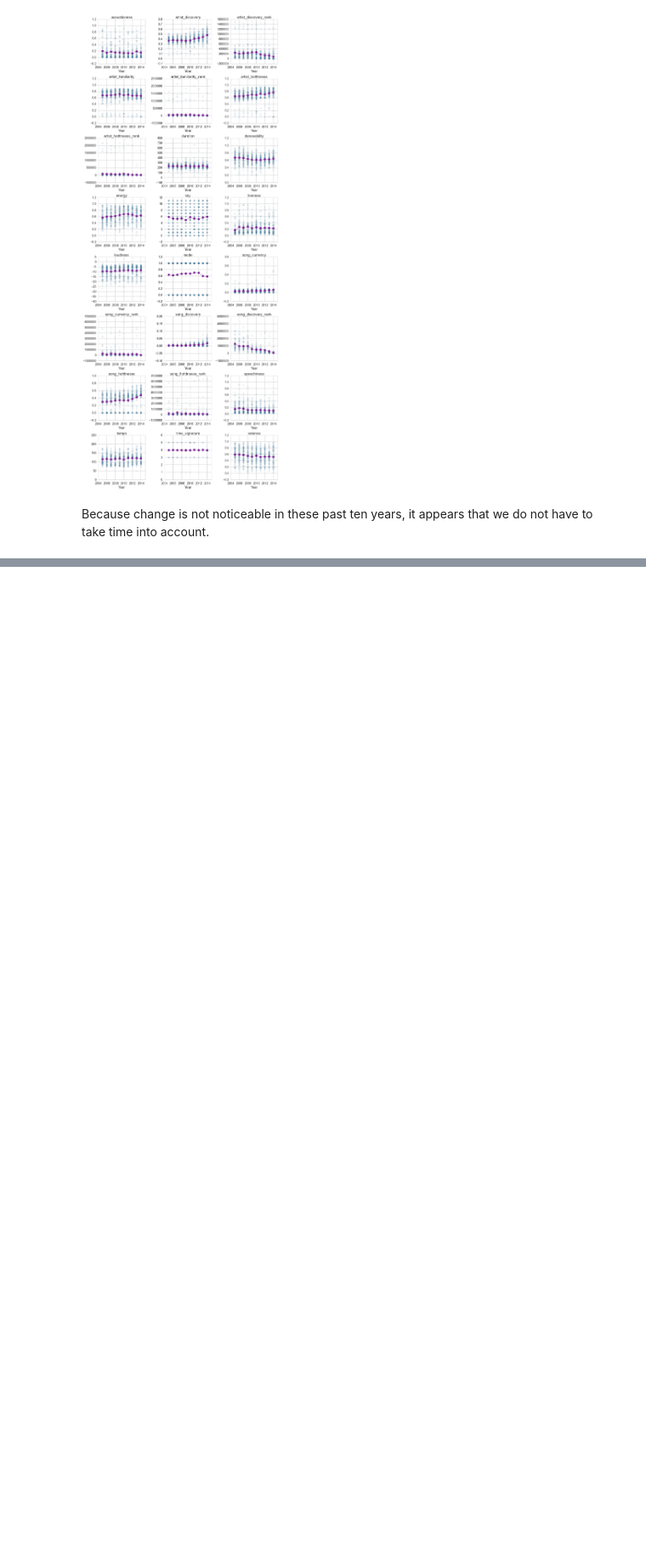
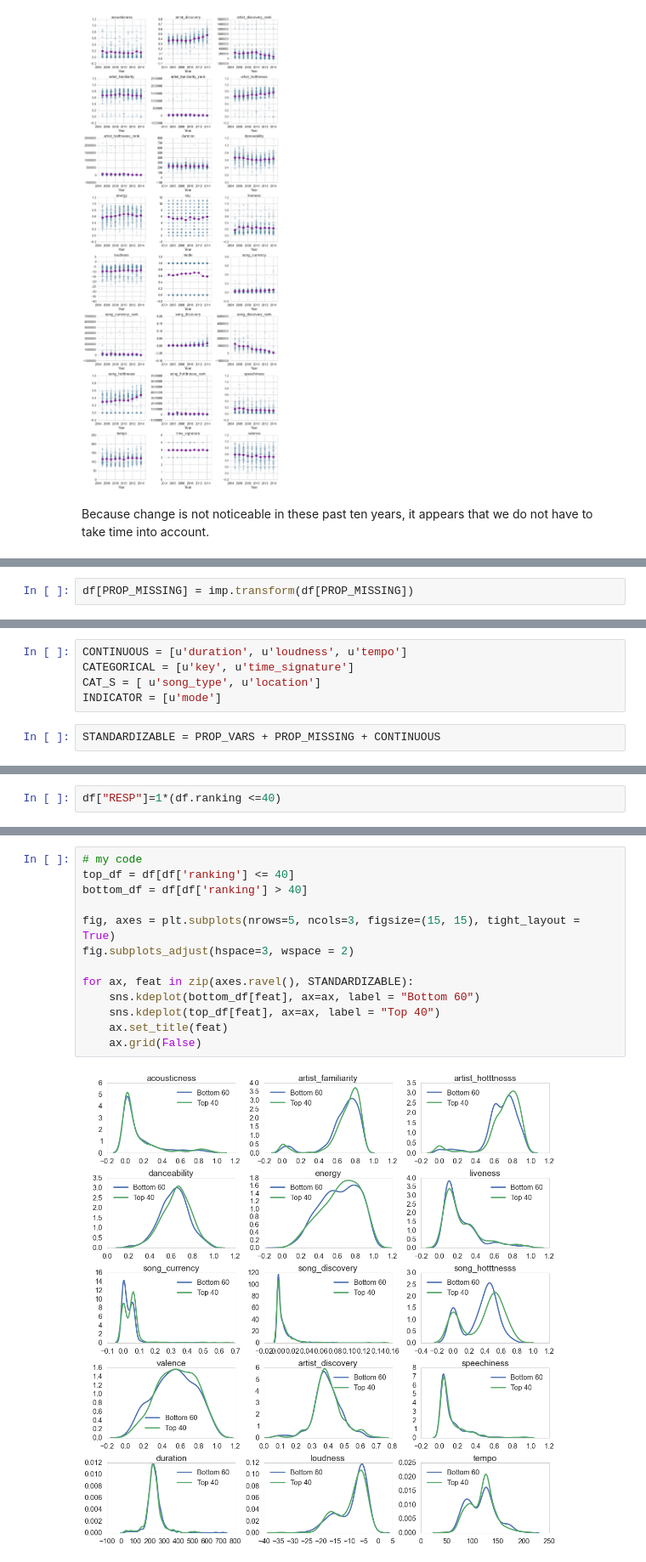
Before and after one commit to matlisa/crimsondance, a Jupyter notebook: Exploratory Data (Lisa).ipynb, the cells around one changed output, grey strips where cells are left out. Shown at 85% size. Cells and saved outputs as stored; diff of their text form; blank space fills up the shorter version.

```diff
--- a/Exploratory Data (Lisa).ipynb
+++ b/Exploratory Data (Lisa).ipynb
@@ -97,0 +238,2 @@ Because change is not noticeable in these past ten years, it appears that we do
+# %%
+df[PROP_MISSING] = imp.transform(df[PROP_MISSING])
@@ -97,0 +246,7 @@ Because change is not noticeable in these past ten years, it appears that we do
+# %%
+CONTINUOUS = [u'duration', u'loudness', u'tempo']
+CATEGORICAL = [u'key', u'time_signature']
+CAT_S = [ u'song_type', u'location']
+INDICATOR = [u'mode']
+# %%
+STANDARDIZABLE = PROP_VARS + PROP_MISSING + CONTINUOUS
@@ -97,0 +277,2 @@ Because change is not noticeable in these past ten years, it appears that we do
+# %%
+df["RESP"]=1*(df.ranking <=40)
@@ -97,0 +287,15 @@ Because change is not noticeable in these past ten years, it appears that we do
+# %%
+# my code
+top_df = df[df['ranking'] <= 40]
+bottom_df = df[df['ranking'] > 40]
+
+fig, axes = plt.subplots(nrows=5, ncols=3, figsize=(15, 15), tight_layout = True)
+fig.subplots_adjust(hspace=3, wspace = 2)
+
+for ax, feat in zip(axes.ravel(), STANDARDIZABLE):
+    sns.kdeplot(bottom_df[feat], ax=ax, label = "Bottom 60")
+    sns.kdeplot(top_df[feat], ax=ax, label = "Top 40")
+    ax.set_title(feat)
+    ax.grid(False)
+# %% [output]
+[figure, added]
```
Also changed, not shown: parts of 36 cells of this notebook, 1 other file.
